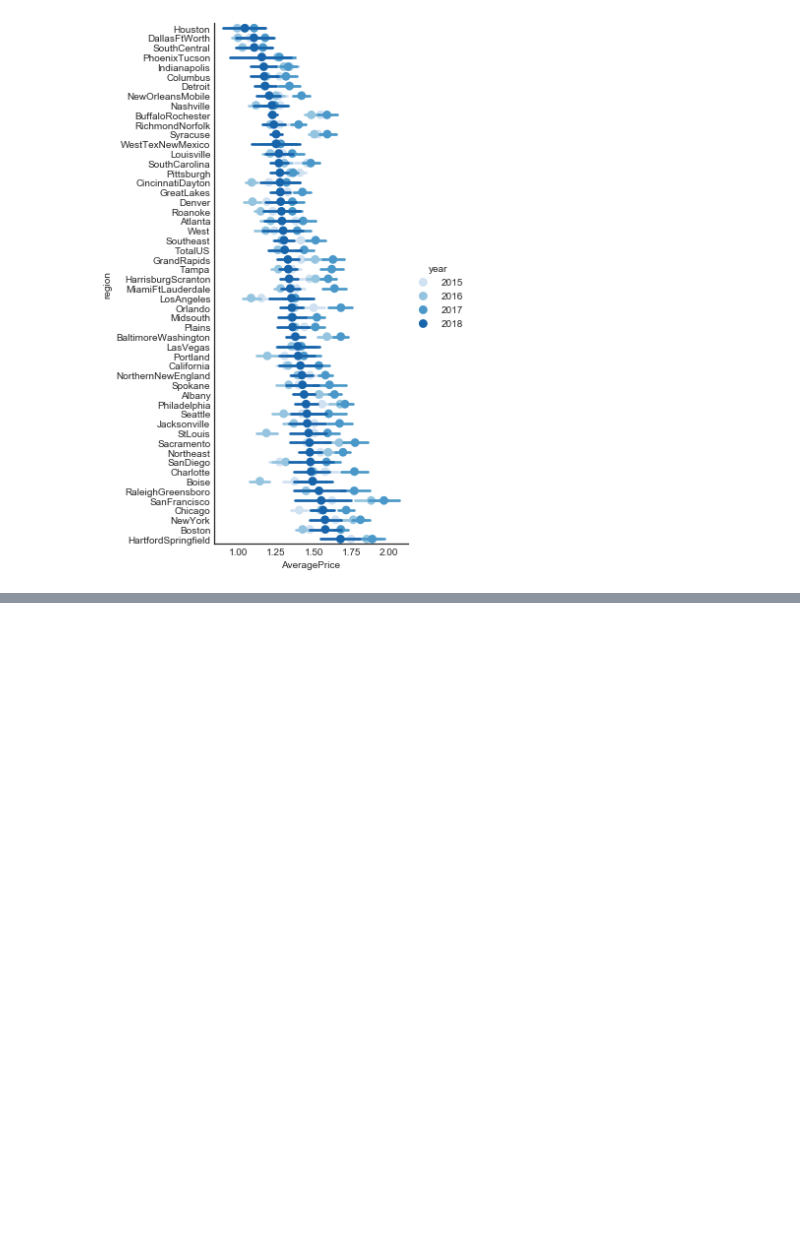
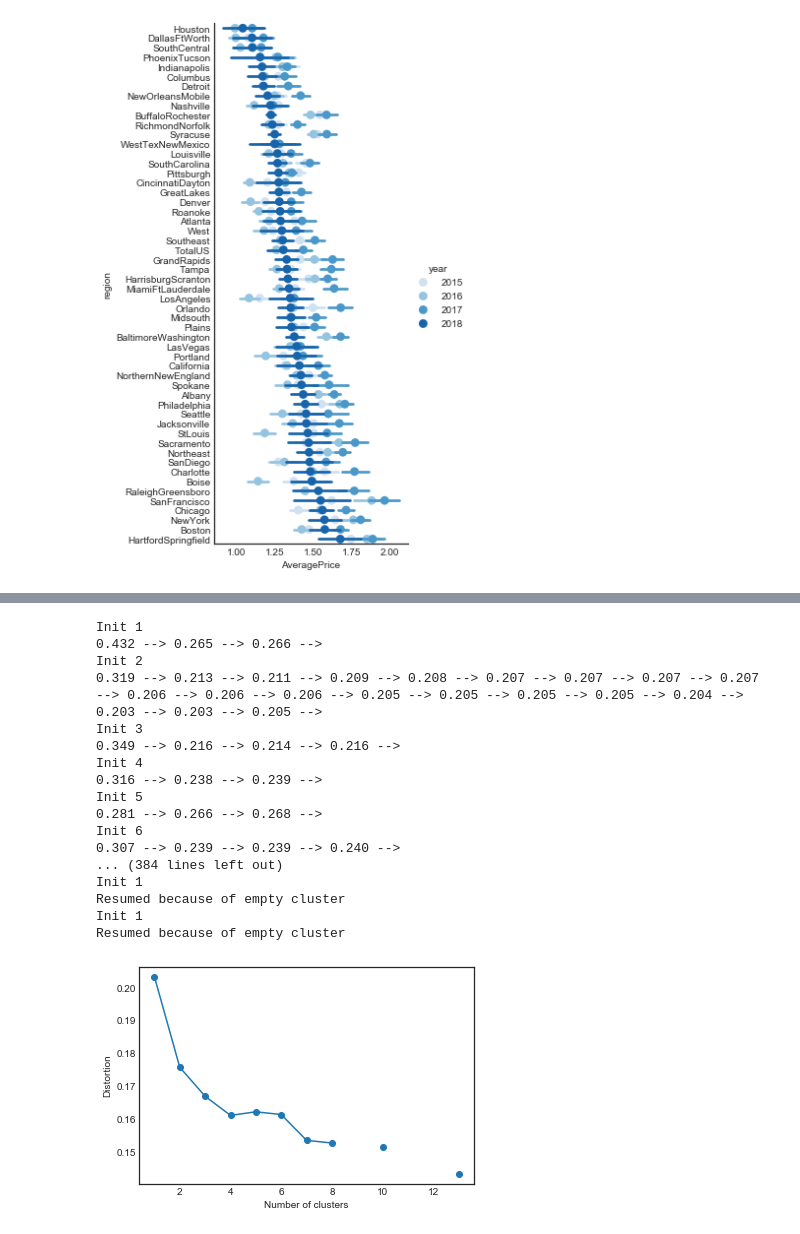
Before and after one commit to tsato-code/python_script, a Jupyter notebook: machinelearning/note_avocado.ipynb, the cells around one changed output, grey strips where cells are left out. Drawn from its saved outputs; the diff is of its cells as text; code cells hidden in the pictures; blank space fills up the shorter version.

```diff
--- a/machinelearning/note_avocado.ipynb
+++ b/machinelearning/note_avocado.ipynb
@@ -202,0 +235,51 @@ knn_11          MSE: 0.0711     R2: 0.5510
+# %%
+stack_data = []
+regions = list(set(df.region))
+regions.sort()
+for region_name in regions:
+    df_ = df[df.region==region_name]
+    df_ = df_.sort_values('Date')
+    stack_data.append(df_.AveragePrice.ravel().tolist())
+    # print(df_.AveragePrice.shape)
+len_max = max([len(ts) for ts in stack_data])
+for i, ts in enumerate(stack_data):
+    len_add = len_max - len(ts)
+    stack_data[i] = ts + [ts[-1]] * len_add
+stack_data = np.stack(stack_data, axis=0)
+# %%
+# クラスターの数をいくつに設定するか
+distortions = []
+seed = 0
+
+#1~20クラスタまで計算
+for i in range(1,21):
+    ks = KShape(n_clusters=i, n_init=10, verbose=True, random_state=seed)
+    #クラスタリングの計算を実行
+    tmp = ks.fit(stack_data)
+    #ks.fitするとks.inertia_が得られる
+    #inertia_でSSEを取得できる
+    distortions.append(ks.inertia_)
+
+plt.plot(range(1,21), distortions, marker='o')
+plt.xlabel('Number of clusters')
+plt.ylabel('Distortion')
+plt.show()
+# %% [output]
+Init 1
+0.432 --> 0.265 --> 0.266 -->
+Init 2
+0.319 --> 0.213 --> 0.211 --> 0.209 --> 0.208 --> 0.207 --> 0.207 --> 0.207 --> 0.207 --> 0.206 --> 0.206 --> 0.206 --> 0.205 --> 0.205 --> 0.205 --> 0.205 --> 0.204 --> 0.203 --> 0.203 --> 0.205 -->
+Init 3
+0.349 --> 0.216 --> 0.214 --> 0.216 -->
+Init 4
+0.316 --> 0.238 --> 0.239 -->
+Init 5
+0.281 --> 0.266 --> 0.268 -->
+Init 6
+0.307 --> 0.239 --> 0.239 --> 0.240 -->
+... (384 lines left out)
+Init 1
+Resumed because of empty cluster
+Init 1
+Resumed because of empty cluster
+[figure, added]
```
Also changed, not shown: parts of 12 cells of this notebook, 1 other file.
